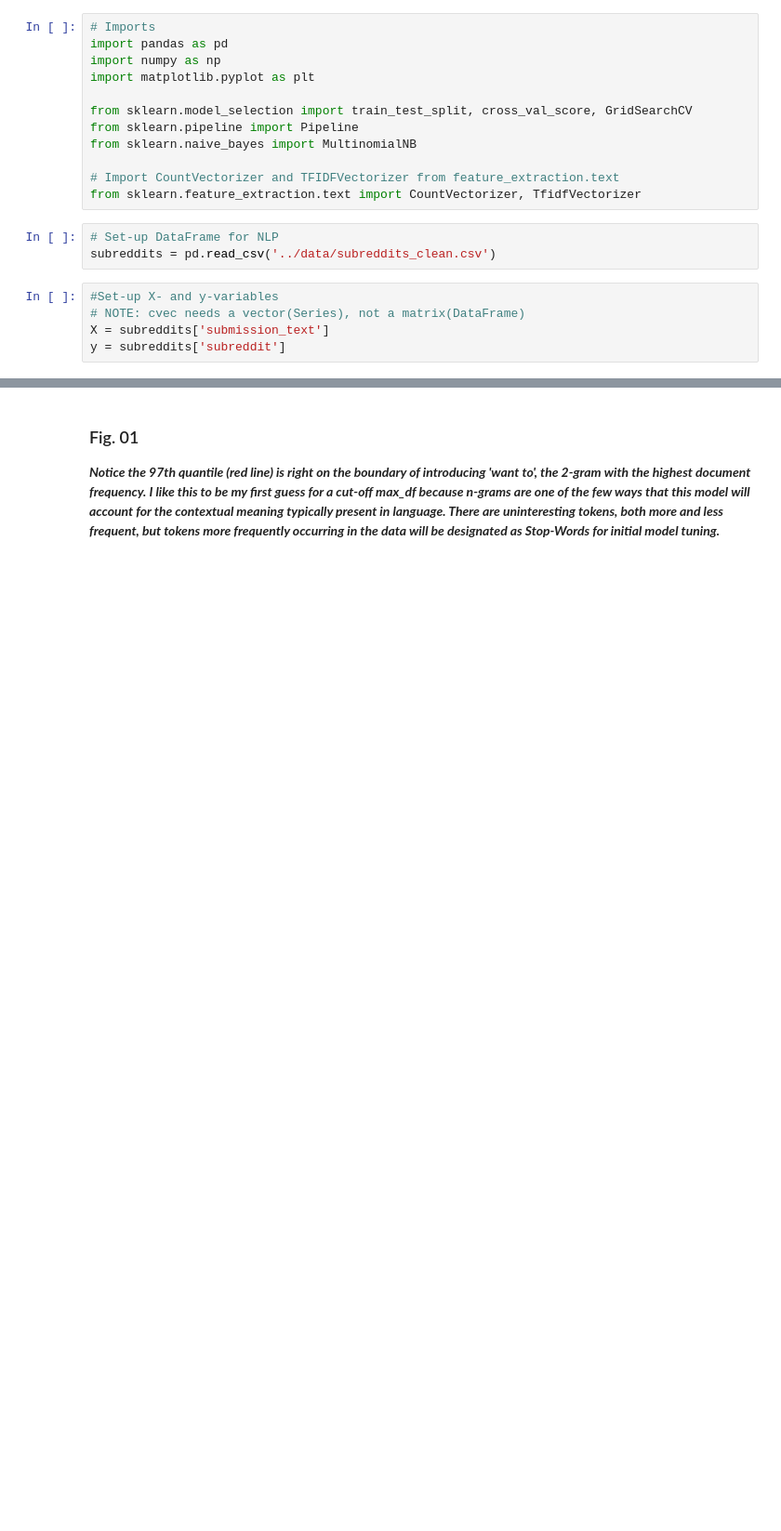
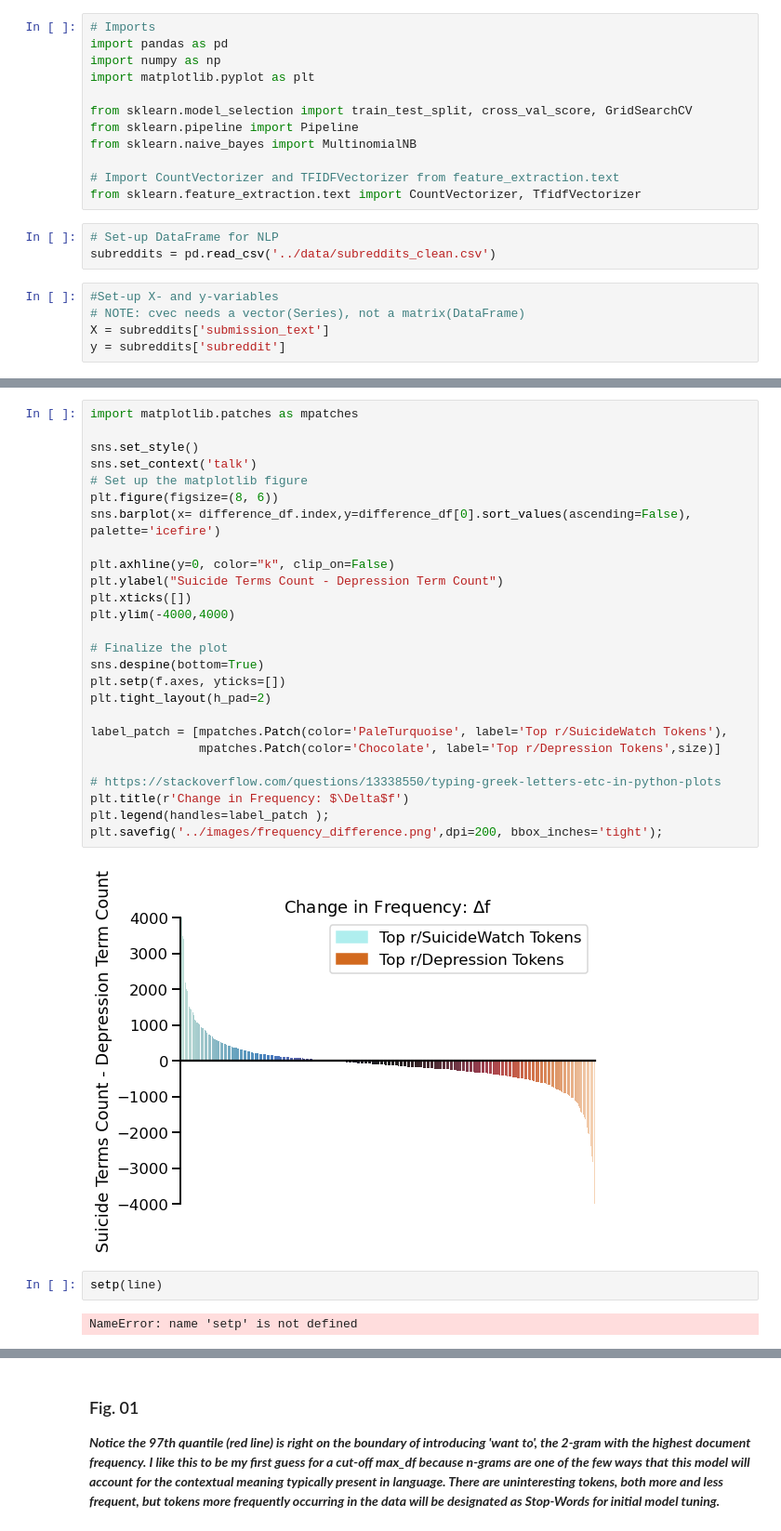
Before and after one commit to aascode/Discerning-Suicidal-Ideation-From-the-Language-of-Depression, a Jupyter notebook: code/03_Notebook_Model_Benchmarks.ipynb, the cells around one changed output, grey strips where cells are left out. Shown at 93% size. Drawn from its saved outputs; the diff is of its cells as text; blank space fills up the shorter version.

```diff
--- a/code/03_Notebook_Model_Benchmarks.ipynb
+++ b/code/03_Notebook_Model_Benchmarks.ipynb
@@ -213,0 +231,32 @@ plt.axvline(x=X_train_tvec_df.sum().sort_values().quantile(q=0.98),c='r');
+# %%
+import matplotlib.patches as mpatches
+
+sns.set_style()
+sns.set_context('talk')
+# Set up the matplotlib figure
+plt.figure(figsize=(8, 6))
+sns.barplot(x= difference_df.index,y=difference_df[0].sort_values(ascending=False), palette='icefire')
+
+plt.axhline(y=0, color="k", clip_on=False)
+plt.ylabel("Suicide Terms Count - Depression Term Count")
+plt.xticks([])
+plt.ylim(-4000,4000)
+
+# Finalize the plot
+sns.despine(bottom=True)
+plt.setp(f.axes, yticks=[])
+plt.tight_layout(h_pad=2)
+
+label_patch = [mpatches.Patch(color='PaleTurquoise', label='Top r/SuicideWatch Tokens'),
+               mpatches.Patch(color='Chocolate', label='Top r/Depression Tokens',size)]
+
+# https://stackoverflow.com/questions/13338550/typing-greek-letters-etc-in-python-plots
+plt.title(r'Change in Frequency: $\Delta$f')
+plt.legend(handles=label_patch );
+plt.savefig('../images/frequency_difference.png',dpi=200, bbox_inches='tight');
+# %% [output]
+[figure, added]
+# %%
+setp(line)
+# %% [output]
+NameError: name 'setp' is not defined
```
Also changed, not shown: parts of 59 cells of this notebook, 2 other files.
